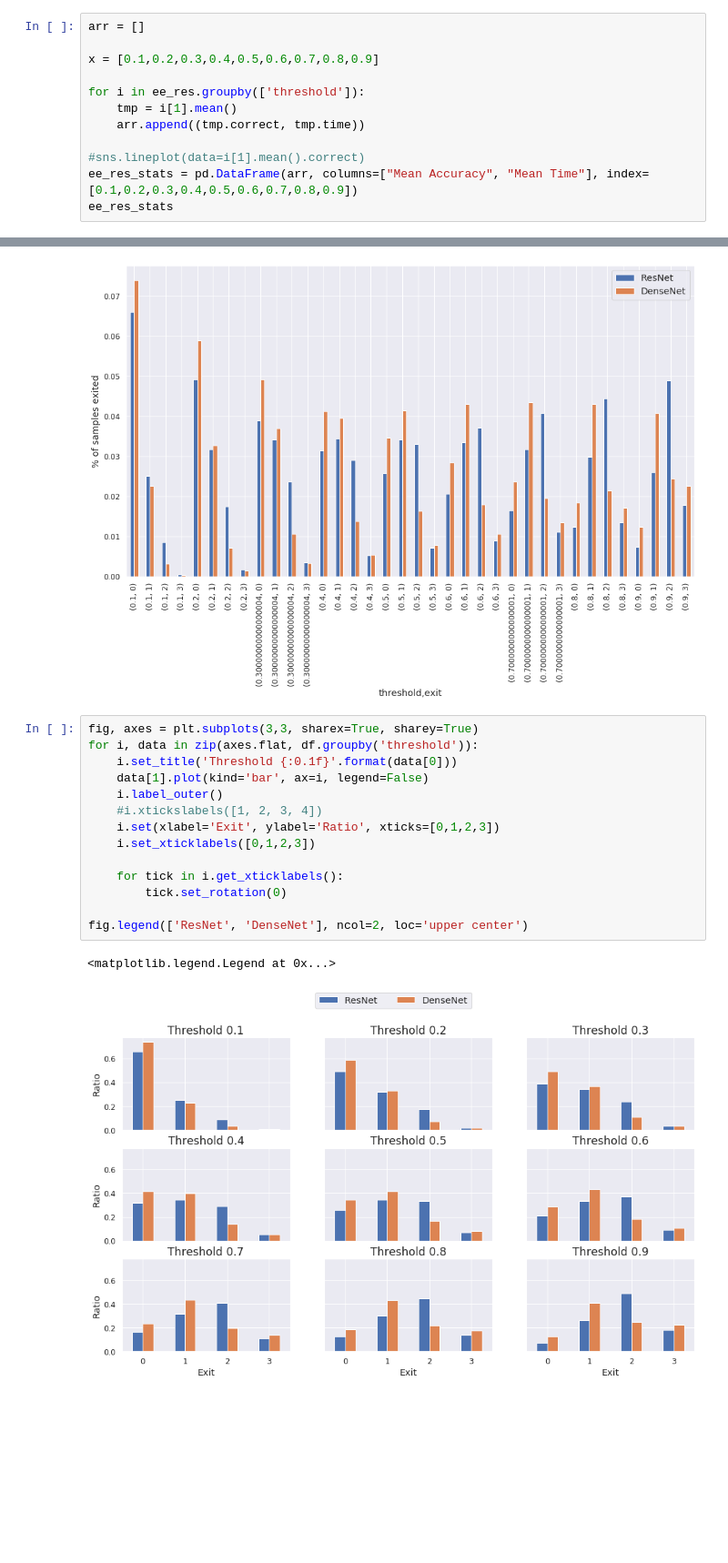
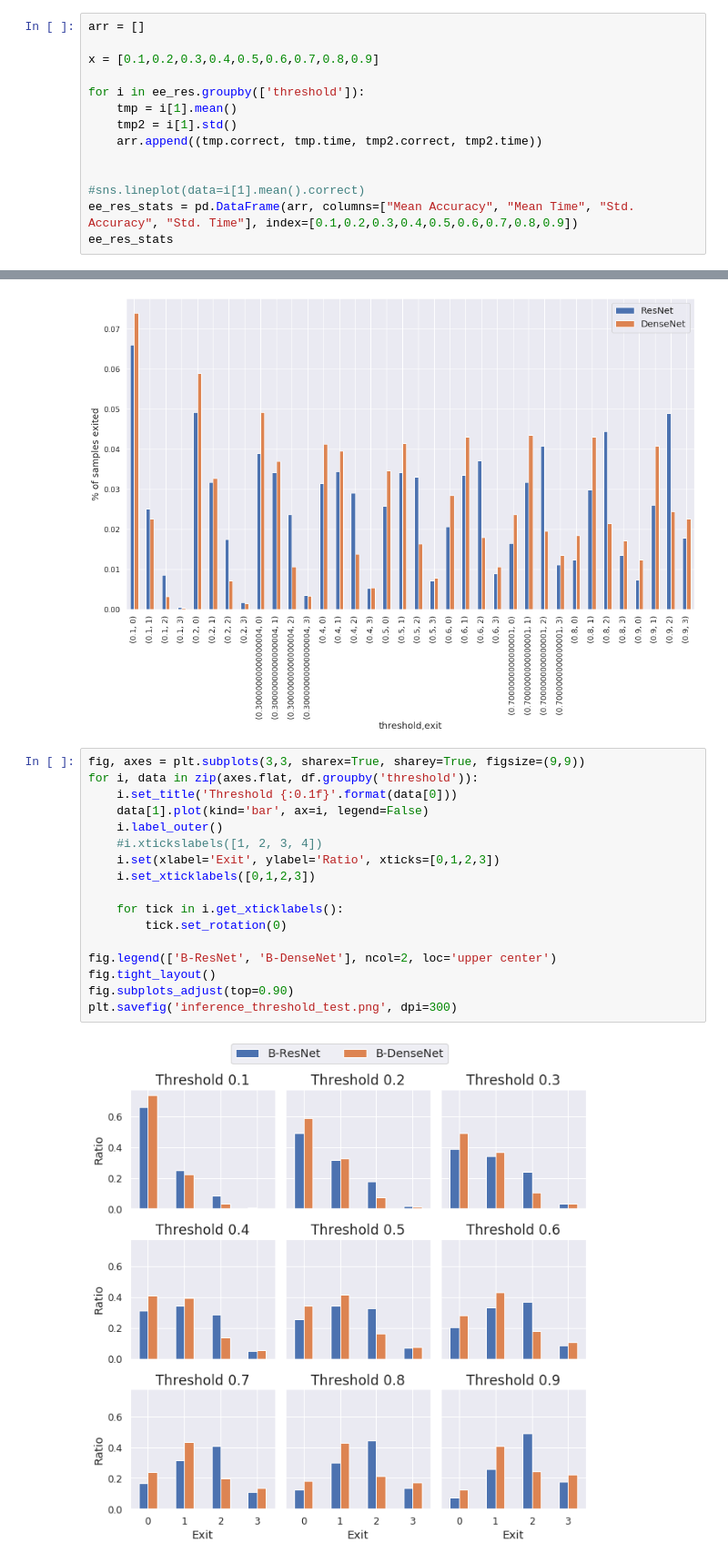
Before and after one commit to AlexKarlsen/thesis-src, a Jupyter notebook: DDNN/logging/threshold_test/Inference analysis.ipynb, the cells around one changed output, grey strips where cells are left out. Shown at 91% size. Drawn from its saved outputs; the diff is of its cells as text; blank space fills up the shorter version.

```diff
--- a/DDNN/logging/threshold_test/Inference analysis.ipynb
+++ b/DDNN/logging/threshold_test/Inference analysis.ipynb
@@ -130,9 +127,11 @@ x = [0.1,0.2,0.3,0.4,0.5,0.6,0.7,0.8,0.9]
 
 for i in ee_res.groupby(['threshold']):
     tmp = i[1].mean()
-    arr.append((tmp.correct, tmp.time))
+    tmp2 = i[1].std()
+    arr.append((tmp.correct, tmp.time, tmp2.correct, tmp2.time))
+
 
 #sns.lineplot(data=i[1].mean().correct)
-ee_res_stats = pd.DataFrame(arr, columns=["Mean Accuracy", "Mean Time"], index=[0.1,0.2,0.3,0.4,0.5,0.6,0.7,0.8,0.9])
+ee_res_stats = pd.DataFrame(arr, columns=["Mean Accuracy", "Mean Time", "Std. Accuracy", "Std. Time"], index=[0.1,0.2,0.3,0.4,0.5,0.6,0.7,0.8,0.9])
 ee_res_stats
 # %% [output]
@@ -275,19 +280,21 @@ ax.set_ylabel('% of samples exited')
 Text(0, 0.5, '% of samples exited')
 [figure]
 # %%
-fig, axes = plt.subplots(3,3, sharex=True, sharey=True)
+fig, axes = plt.subplots(3,3, sharex=True, sharey=True, figsize=(9,9))
 for i, data in zip(axes.flat, df.groupby('threshold')):
     i.set_title('Threshold {:0.1f}'.format(data[0]))
     data[1].plot(kind='bar', ax=i, legend=False)
     i.label_outer()
     #i.xtickslabels([1, 2, 3, 4])
     i.set(xlabel='Exit', ylabel='Ratio', xticks=[0,1,2,3])
     i.set_xticklabels([0,1,2,3])
 
     for tick in i.get_xticklabels():
         tick.set_rotation(0)
 
-fig.legend(['ResNet', 'DenseNet'], ncol=2, loc='upper center')
+fig.legend(['B-ResNet', 'B-DenseNet'], ncol=2, loc='upper center')
+fig.tight_layout()
+fig.subplots_adjust(top=0.90)
+plt.savefig('inference_threshold_test.png', dpi=300)
 # %% [output]
-<matplotlib.legend.Legend at 0x...>
-[figure, old version]
+[figure, new version]
```
Also changed, not shown: parts of 4 cells of this notebook, 7 other files.
